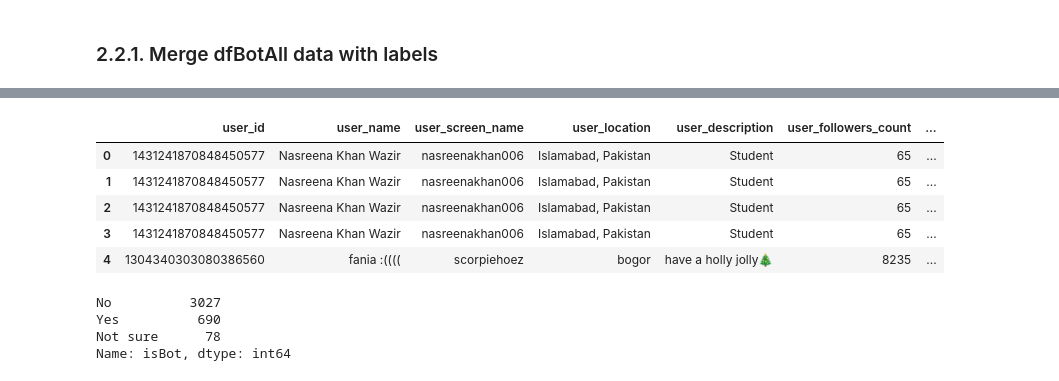
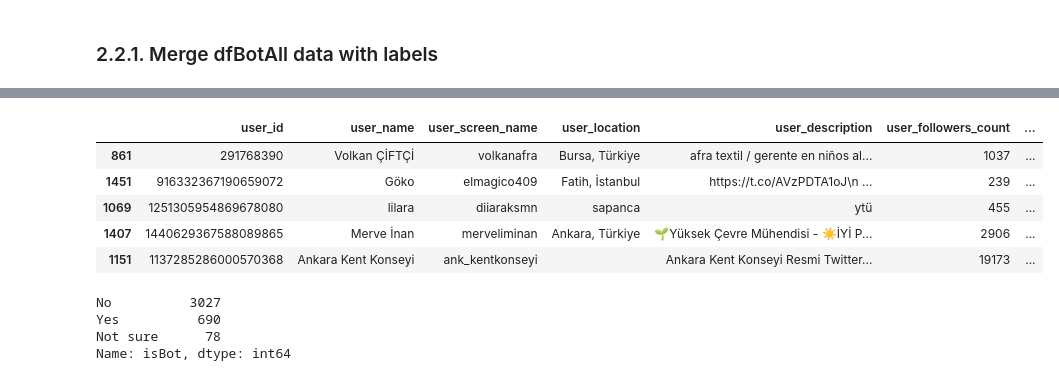
Before and after one commit to ualtinbas/CS412_Machine-Learning, a Jupyter notebook: sample_experiment_notebook.ipynb, the cells around one changed output, grey strips where cells are left out. Cells and saved outputs as stored; diff of their text form; code cells hidden in the pictures.

Commit message:
Update sample_experiment_notebook.ipynb
+added oversampling using SMOTE
+reshuffle dataframes after merging them to ensure random dataset (using .sample())

```diff
--- a/sample_experiment_notebook.ipynb
+++ b/sample_experiment_notebook.ipynb
@@ -687,16 +683,16 @@ trainingUserDf.head()
 # %%
 dfBotAll_train = dfBotAll.merge(trainingUserDf,
                                left_on='user_screen_name',
                                right_on='screen_name')
-
+dfBotAll_train = dfBotAll_train.sample(frac=1)#"merge" sorts the dataframe. Make sure to reshuffle it to reduce error chance
 dfBotAll_train.head()
 # %% [output]
 |  | user_id | user_name | user_screen_name | user_location | user_description | user_followers_count | ... |
-| 0 | 1431241870848450577 | Nasreena Khan Wazir | nasreenakhan006 | Islamabad, Pakistan | Student | 65 | ... |
-| 1 | 1431241870848450577 | Nasreena Khan Wazir | nasreenakhan006 | Islamabad, Pakistan | Student | 65 | ... |
-| 2 | 1431241870848450577 | Nasreena Khan Wazir | nasreenakhan006 | Islamabad, Pakistan | Student | 65 | ... |
-| 3 | 1431241870848450577 | Nasreena Khan Wazir | nasreenakhan006 | Islamabad, Pakistan | Student | 65 | ... |
-| 4 | 1304340303080386560 | fania :(((( | scorpiehoez | bogor | have a holly jolly🎄 | 8235 | ... |
+| 861 | 291768390 | Volkan ÇİFTÇİ | volkanafra | Bursa, Türkiye | afra textil / gerente en niños al... | 1037 | ... |
+| 1451 | 916332367190659072 | Göko | elmagico409 | Fatih, İstanbul | https://t.co/AVzPDTA1oJ\n ... | 239 | ... |
+| 1069 | 1251305954869678080 | lilara | diiaraksmn | sapanca | ytü | 455 | ... |
+| 1407 | 1440629367588089865 | Merve İnan | merveliminan | Ankara, Türkiye | 🌱Yüksek Çevre Mühendisi - ☀️İYİ P... | 2906 | ... |
+| 1151 | 1137285286000570368 | Ankara Kent Konseyi | ank_kentkonseyi |  | Ankara Kent Konseyi Resmi Twitter... | 19173 | ... |
 # %%
 trainingUserDf.isBot.value_counts()
 # %% [output]
```
Also changed, not shown: parts of 9 cells of this notebook.
